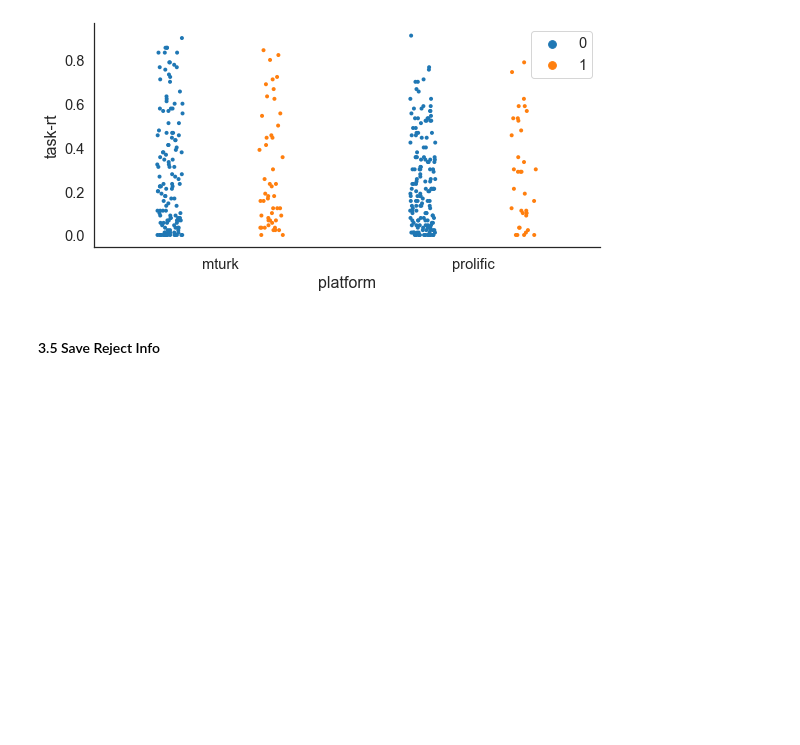
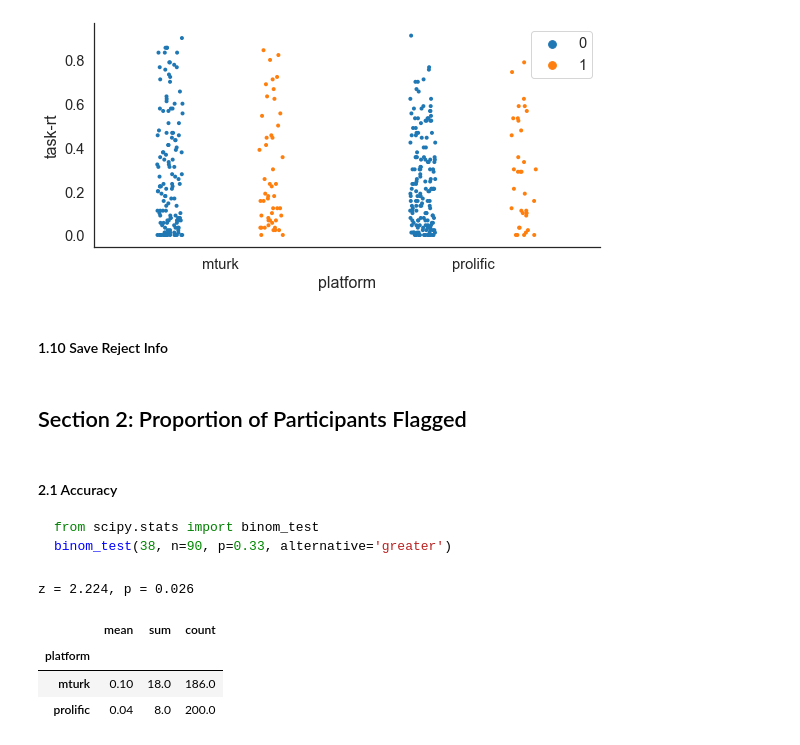
Before and after one commit to nivlab/sciops, a Jupyter notebook: analysis/main_02a.ipynb, the cells around one changed output. Cells and saved outputs as stored; diff of their text form; code cells hidden in the pictures; blank space fills up the shorter version.

````diff
--- a/analysis/main_02b.ipynb
+++ b/analysis/main_02a.ipynb
@@ -411,6 +409,6 @@ plt.tight_layout()
 # %% [output]
 [figure]
 # %% [markdown]
-#### 3.5 Save Reject Info
+#### 1.10 Save Reject Info
 # %%
 ## Save to file.
@@ -417,0 +416,27 @@ reject.to_csv(os.path.join('..','data','reject.csv'), index=False)
+# %% [markdown]
+## Section 2: Proportion of Participants Flagged
+# %% [markdown]
+#### 2.1 Accuracy
+
+```python
+from scipy.stats import binom_test
+binom_test(38, n=90, p=0.33, alternative='greater')
+```
+# %%
+from statsmodels.stats.proportion import proportions_ztest
+
+## Perform 2-sample proportion test.
+zval, pval = proportions_ztest([18, 8], [186, 200])
+print('z = %0.3f, p = %0.3f' %(zval, pval))
+
+reject.groupby('platform').accuracy.agg(
+    mean = lambda x: (x < 0.38).mean(),
+    sum = lambda x: (x <0.38).sum(),
+    count = lambda x: x.size
+).round(2)
+# %% [output]
+z = 2.224, p = 0.026
+|  | mean | sum | count |
+| platform |  |  |  |
+| mturk | 0.10 | 18.0 | 186.0 |
+| prolific | 0.04 | 8.0 | 200.0 |
````
Also changed, not shown: parts of 29 cells of this notebook, 4 other files.
